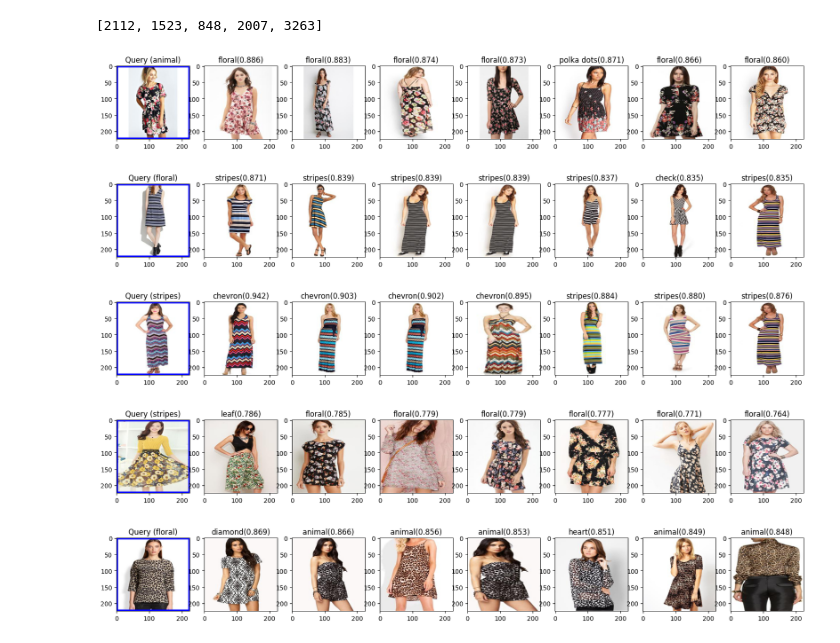
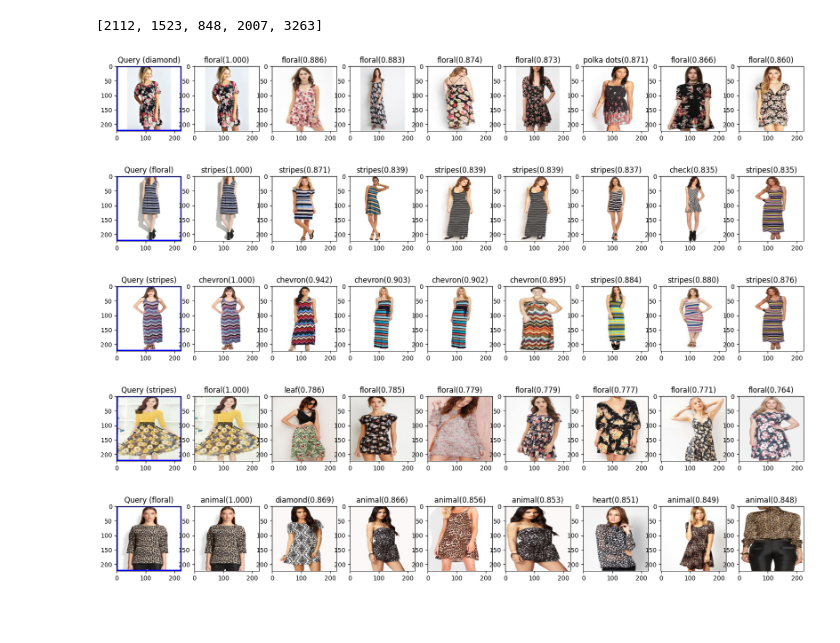
Before and after one commit to kimnamu/hyp_metric, a Jupyter notebook: inference.ipynb, the cells around one changed output. Drawn from its saved outputs; the diff is of its cells as text; code cells hidden in the pictures; blank space fills up the shorter version.

```diff
--- a/inference.ipynb
+++ b/inference.ipynb
@@ -126,40 +126,40 @@ from PIL import ImageDraw
 from sklearn.metrics.pairwise import cosine_similarity
 
 # 코사인 유사도 계산
-num_show = 7
+num_show = 8
 resize = (224,224)
 
 for idx in selected_indices:
     query_feature = database_features[idx]
     database_features = np.array(database_features)
     similarities = cosine_similarity([query_feature], database_features)
 
     # 유사도가 높은 이미지 순으로 정렬
     similarities = similarities.squeeze()
     sorted_indices = np.argsort(similarities)[::-1]
 
     # 검색 결과 시각화
     fig, axes = plt.subplots(1, num_show+1, figsize=(20, 4))
 
     x = Image.open(database_filenames[idx]).resize(resize).convert('RGB')
 
     draw = ImageDraw.Draw(x)
     border_color = (0, 0, 255) # 파란색 (R,G,B)
     border_width = 5 # 테두리 두께
     image_width, image_height = x.size
     draw.rectangle((0, 0, image_width, image_height), outline=border_color, width=border_width)
 
     axes[0].imshow(x)
     axes[0].set_title(f'Query ({similar_image_path.split("/")[-2]})')
     for i in range(num_show):
-        similar_image_path = database_filenames[sorted_indices[i+1]]
+        similar_image_path = database_filenames[sorted_indices[i]]
         similar_image = Image.open(similar_image_path).resize(resize).convert('RGB')
-        score = similarities[sorted_indices[i+1]]
+        score = similarities[sorted_indices[i]]
         axes[i+1].imshow(similar_image)
         axes[i+1].set_title(f'{similar_image_path.split("/")[-2]}({score:0.3f})')
 # %% [output]
-[figure, old version]
+[figure, new version]
-[figure, old version]
+[figure, new version]
-[figure, old version]
+[figure, new version]
-[figure, old version]
+[figure, new version]
-[figure, old version]
+[figure, new version]
```
